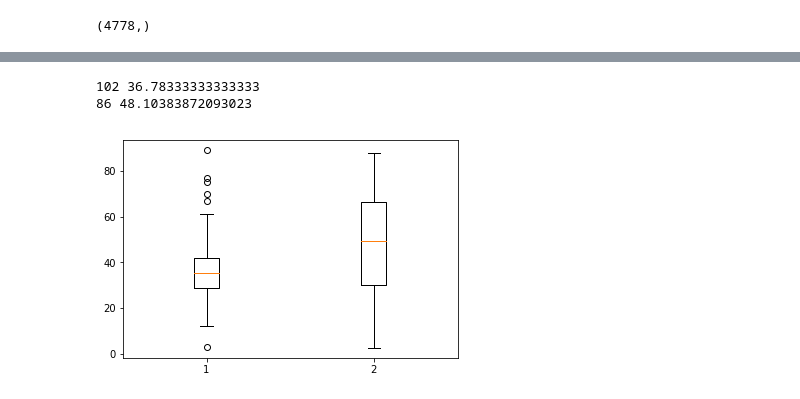
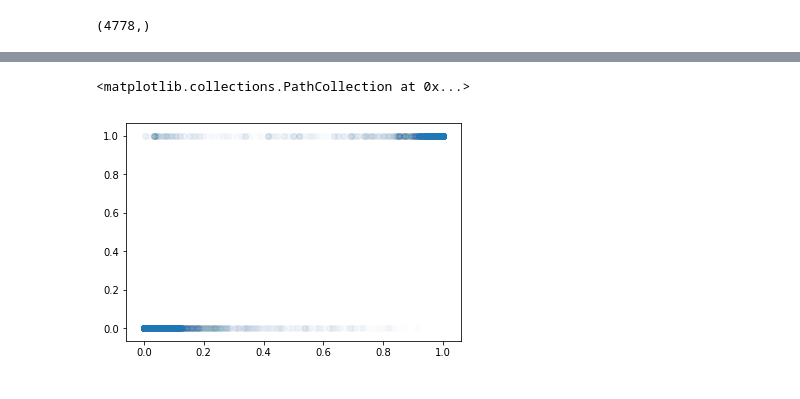
Before and after one commit to thiesgehrmann/JuSiPy_Asser, a Jupyter notebook: jusipy_usage.ipynb, the cells around one changed output, grey strips where cells are left out. Saved outputs shown, nothing was run; the diff lists cells and outputs as text; code cells hidden in the pictures.

```diff
--- a/jusipy_usage.ipynb
+++ b/jusipy_usage.ipynb
@@ -284,21 +285,21 @@ tsne_features = tsne.fit_transform(features)
 
 clustering_labels = MeanShift(bandwidth=10).fit(tsne_features).labels_
 # %%
-def select_negative_clusters(cluster_labels, true_labels, threshold=.95):
+def select_negative_clusters(cluster_labels, positive_labels, threshold=.95):
     """
     Select negative clusters based on some clustering of the TSNE space
     Inputs:
-        cluster_labels: np.array: labels from the clustering
-        true_labels:    np.array: labels with true positives (0 is unknown/negative, 1 is true positive)
-        threshold:      The % of negative samples per cluster that are required to call it negative (default 0.95)
-                        (i.e. 0.05 positive)
+        cluster_labels:  np.array: labels from the clustering
+        positive_labels: np.array: labels with true positives (0 is unknown/negative, 1 is true positive)
+        threshold:       The % of negative samples per cluster that are required to call it negative (default 0.95)
+                         (i.e. 0.05 positive)
     Outputs:
         a list of cluster label IDs that constitute negative clusters
     """
     clusters = list(range(max(cluster_labels)+1))
     neg_clusters = []
     for clust in clusters:
-        clust_positive = true_labels[np.where(cluster_labels == clust)]
+        clust_positive = positive_labels[np.where(cluster_labels == clust)]
         if (sum(clust_positive) / float(len(clust_positive))) < (1-threshold):
             neg_clusters.append(clust)
         #fi
@@ -306,29 +307,29 @@ def select_negative_clusters(cluster_labels, true_labels, threshold=.95):
     return neg_clusters
 #edef
 
-def select_negative_points(cluster_labels, true_labels, threshold=0.95):
+def select_negative_points(cluster_labels, positive_labels, threshold=0.95):
     """
     Select negative clusters based on some clustering of the TSNE space
     Inputs:
-        cluster_labels: np.array: labels from the clustering
-        true_labels:    np.array: labels with true positives (0 is unknown/negative, 1 is true positive)
-        threshold:      The % of negative samples per cluster that are required to call it negative (default 0.95)
-                        (i.e. 0.05 positive)
+        cluster_labels:  np.array: labels from the clustering
+        positive_labels: np.array: labels with true positives (0 is unknown/negative, 1 is true positive)
+        threshold:       The % of negative samples per cluster that are required to call it negative (default 0.95)
+                         (i.e. 0.05 positive)
     Outputs:
         An array of negative (0) and positive (1) labels
     """
-    negative_clusters = select_negative_clusters(clustering_labels, true_labels, threshold)
+    negative_clusters = select_negative_clusters(clustering_labels, positive_labels, threshold)
     labels = np.array([ 1 ] * len(cluster_labels))
     for nc in negative_clusters:
         labels[np.where(cluster_labels == nc)] = 0
     #efor
     # Correct the true positive points we had which lie in negative clusters
-    labels[np.where(true_labels == 1)] = 1
+    labels[np.where(positive_labels == 1)] = 1
     return labels
 #edef
 
 
-true_negative_labels = select_negative_points(clustering_labels, true_labels, .95)
+negative_labels = select_negative_points(clustering_labels, true_labels, .95)
 # %%
 import matplotlib.lines as mlines
 
@@ -405,20 +364,0 @@ plt.colorbar()
-# %%
-withLG = []
-withoutLG = []
-for ciso3 in CPI.countries_iso3:
-    if ciso3 in set(GR.countries_iso3 + LM.countries_iso3):
-        withLG.append(CPI.score(ciso3))
-    else:
-        withoutLG.append(CPI.score(ciso3))
-    #fi
-#efor
-import numpy as np
-
-
-plt.boxplot([withLG, withoutLG])
-print(len(withLG), np.mean(withLG))
-print(len(withoutLG), np.mean(withoutLG))
-# %% [output]
-102 36.78333333333333
-86 48.10383872093023
-[figure, removed]
@@ -424,0 +367,20 @@ print(len(withoutLG), np.mean(withoutLG))
+# %%
+sel_lat      = np.concatenate([A_lat[np.where(positive_labels == 1)[0]],
+                               A_lat[np.where(negative_labels == 0)[0]]])
+sel_long     = np.concatenate([A_long[np.where(positive_labels == 1)[0]],
+                               A_long[np.where(negative_labels == 0)[0]]])
+sel_features = np.concatenate([features[np.where(positive_labels == 1)[0],:],
+                               features[np.where(negative_labels == 0)[0],:]])
+sel_labels   = np.array([1] * features[np.where(positive_labels == 1)[0],:].shape[0] +
+                        [0] * features[np.where(negative_labels == 0)[0],:].shape[0])
+# %%
+LR = LogisticRegression()
+# %%
+LRFit = LR.fit(X=sel_features, y=sel_labels)
+LRproba = LRFit.predict_proba(sel_features)
+sel_pred_labels = 1 * (LRproba[:,1] > 0.5)
+# %%
+plt.scatter(LRproba[:,1], sel_labels, alpha=0.01)
+# %% [output]
+<matplotlib.collections.PathCollection at 0x...>
+[figure, added]
```
Also changed, not shown: parts of 10 cells of this notebook.
